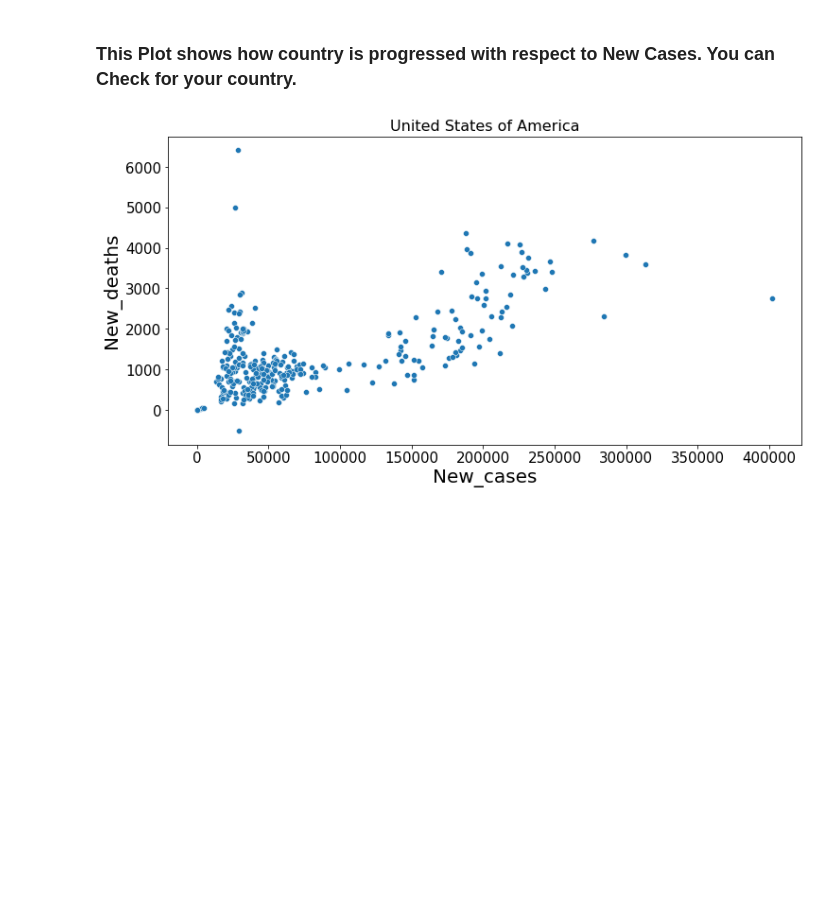
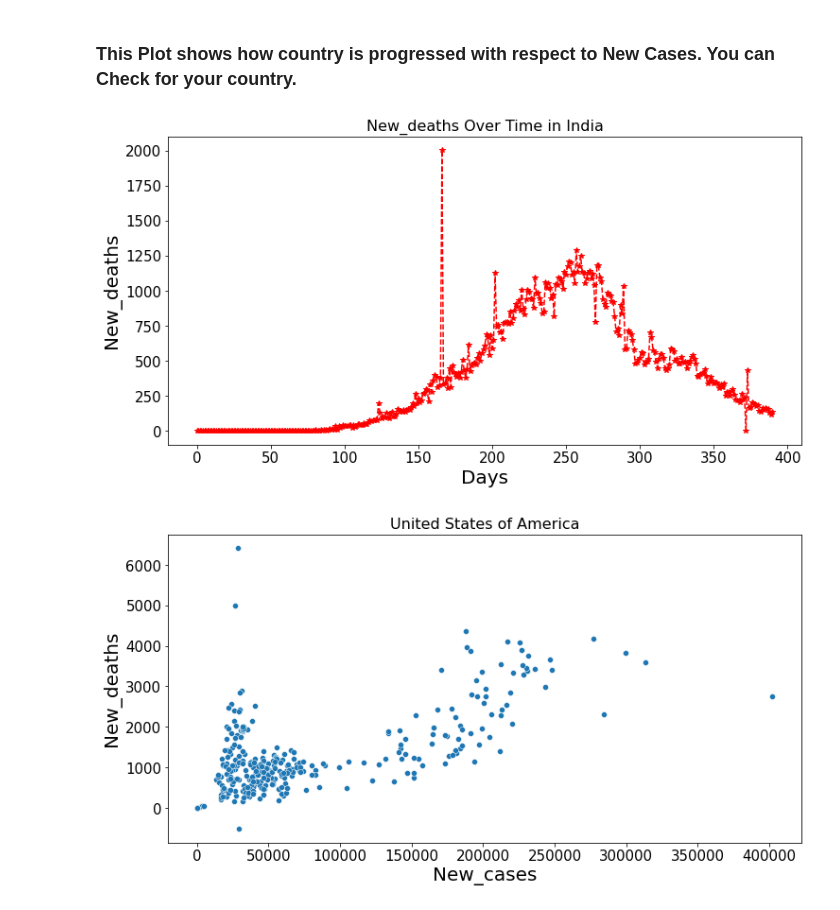
Before and after one commit to dharik-arsath/Data-science, a Jupyter notebook: Project 2 : Corona .ipynb, the cells around one changed output. Cells and saved outputs as stored; diff of their text form; code cells hidden in the pictures; blank space fills up the shorter version.

```diff
--- a/Project 2 : Corona .ipynb
+++ b/Project 2 : Corona .ipynb
@@ -428,6 +428,10 @@ covid.cnt_data()
 [figure]
 # %% [markdown]
 ### This Plot shows how country is progressed with respect to New Cases. You can Check for your country.
+# %%
+covid.cnt_data(arg = 'New_deaths')
+# %% [output]
+[figure, added]
 # %%
 covid.case_and_death()
 # %% [output]
```
Also changed, not shown: parts of 2 cells of this notebook.
